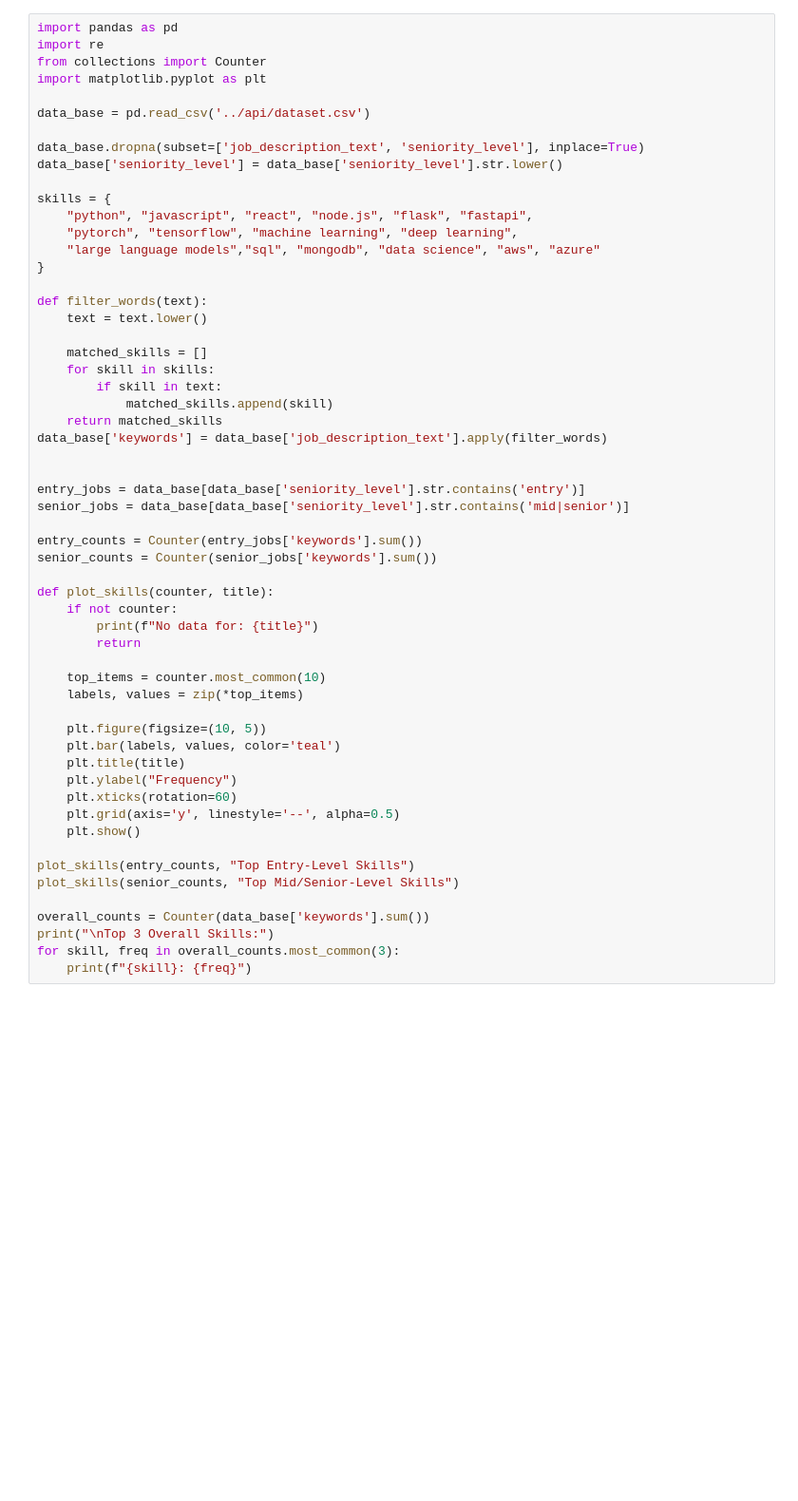
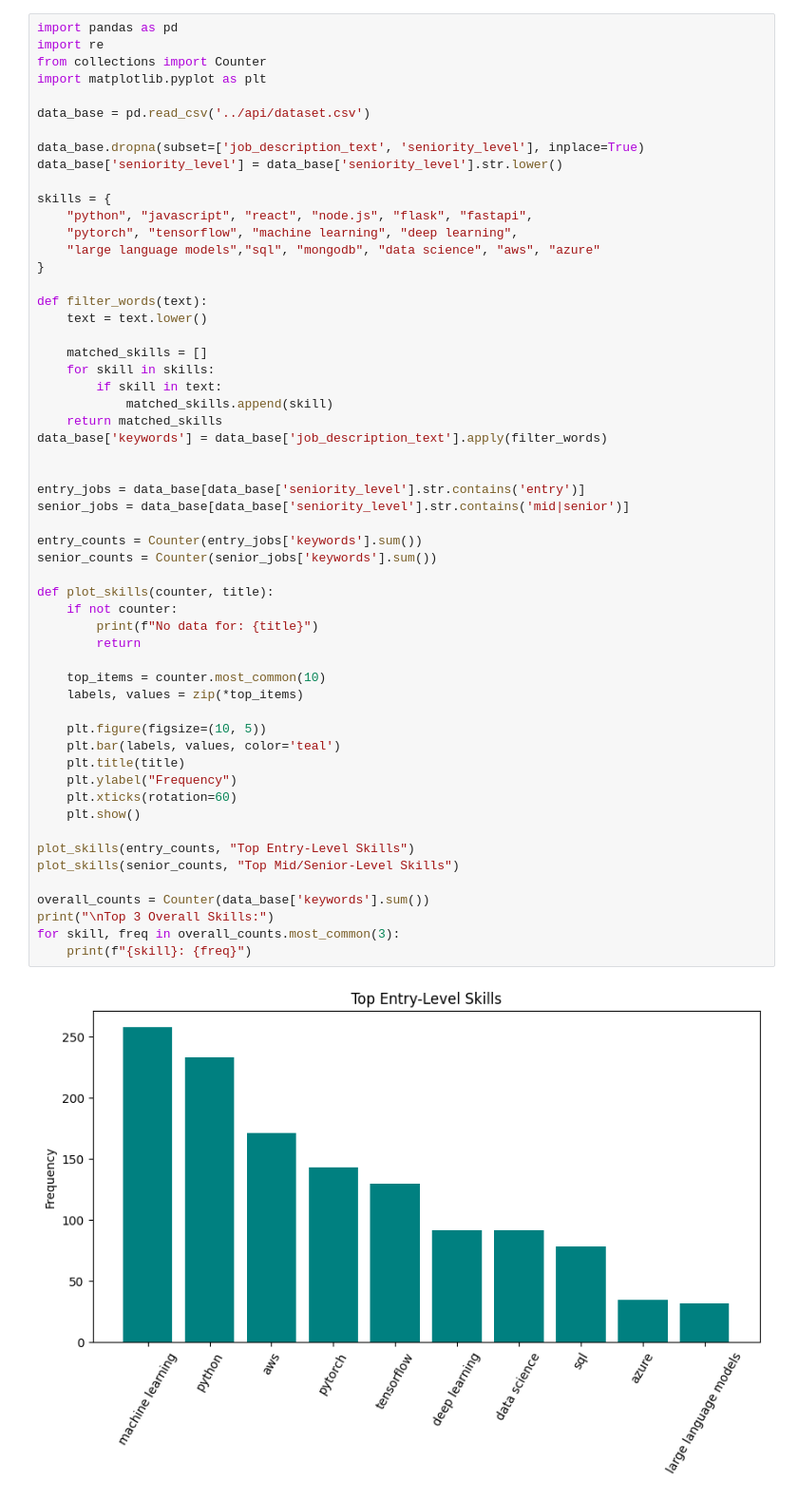
Before and after one commit to Prethiveraj/CultureMonkey_assessment, a Jupyter notebook: analysis/job.ipynb, the cells around one changed output. Shown at 95% size. Saved outputs shown, nothing was run; the diff lists cells and outputs as text; blank space fills up the shorter version.

```diff
--- a/analysis/job.ipynb
+++ b/analysis/job.ipynb
@@ -27,31 +27,32 @@ data_base['keywords'] = data_base['job_description_text'].apply(filter_words)
 
 
 entry_jobs = data_base[data_base['seniority_level'].str.contains('entry')]
 senior_jobs = data_base[data_base['seniority_level'].str.contains('mid|senior')]
 
 entry_counts = Counter(entry_jobs['keywords'].sum())
 senior_counts = Counter(senior_jobs['keywords'].sum())
 
 def plot_skills(counter, title):
     if not counter:
         print(f"No data for: {title}")
         return
 
     top_items = counter.most_common(10)
     labels, values = zip(*top_items)
 
     plt.figure(figsize=(10, 5))
     plt.bar(labels, values, color='teal')
     plt.title(title)
     plt.ylabel("Frequency")
     plt.xticks(rotation=60)
-    plt.grid(axis='y', linestyle='--', alpha=0.5)
     plt.show()
 
 plot_skills(entry_counts, "Top Entry-Level Skills")
 plot_skills(senior_counts, "Top Mid/Senior-Level Skills")
 
 overall_counts = Counter(data_base['keywords'].sum())
 print("\nTop 3 Overall Skills:")
 for skill, freq in overall_counts.most_common(3):
     print(f"{skill}: {freq}")
+# %% [output]
+[figure, added]
```
Also changed, not shown: parts of 1 cell of this notebook, 5 other files.
